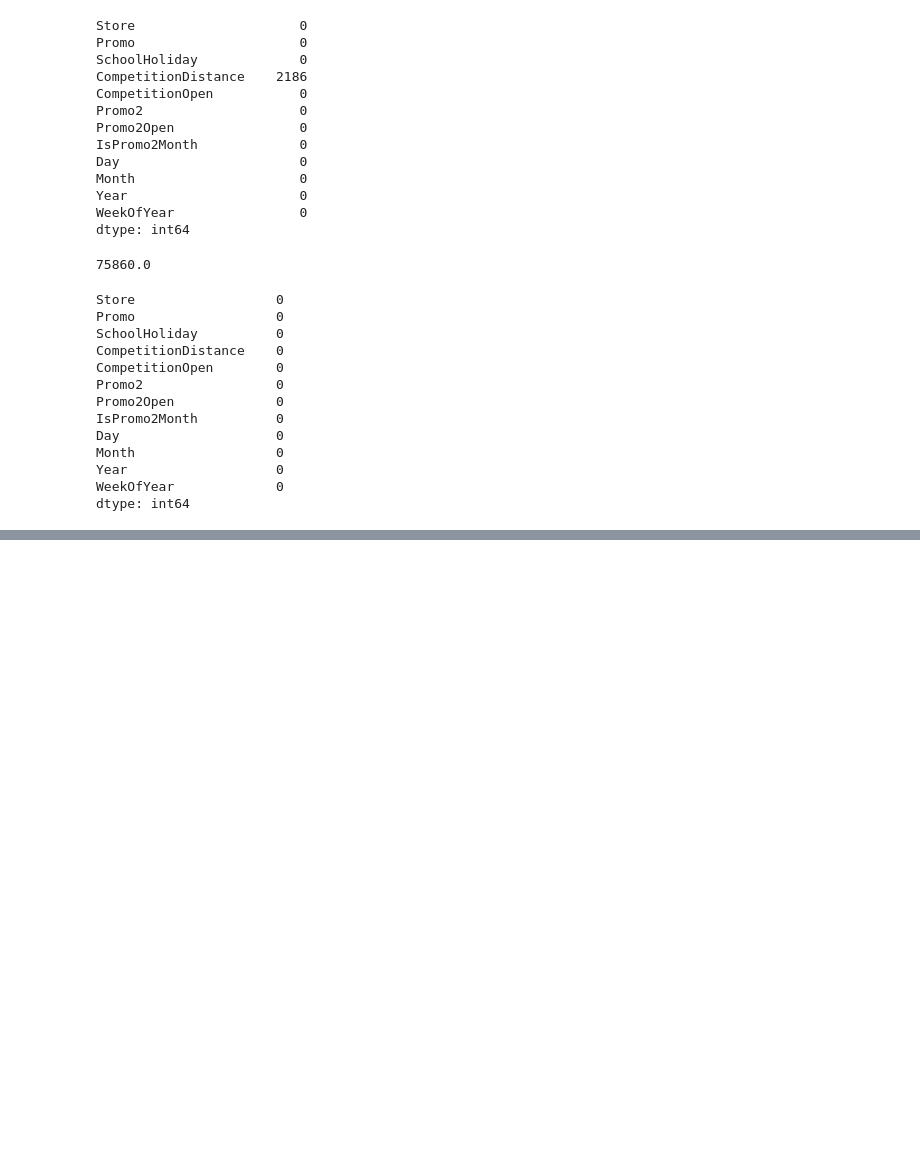
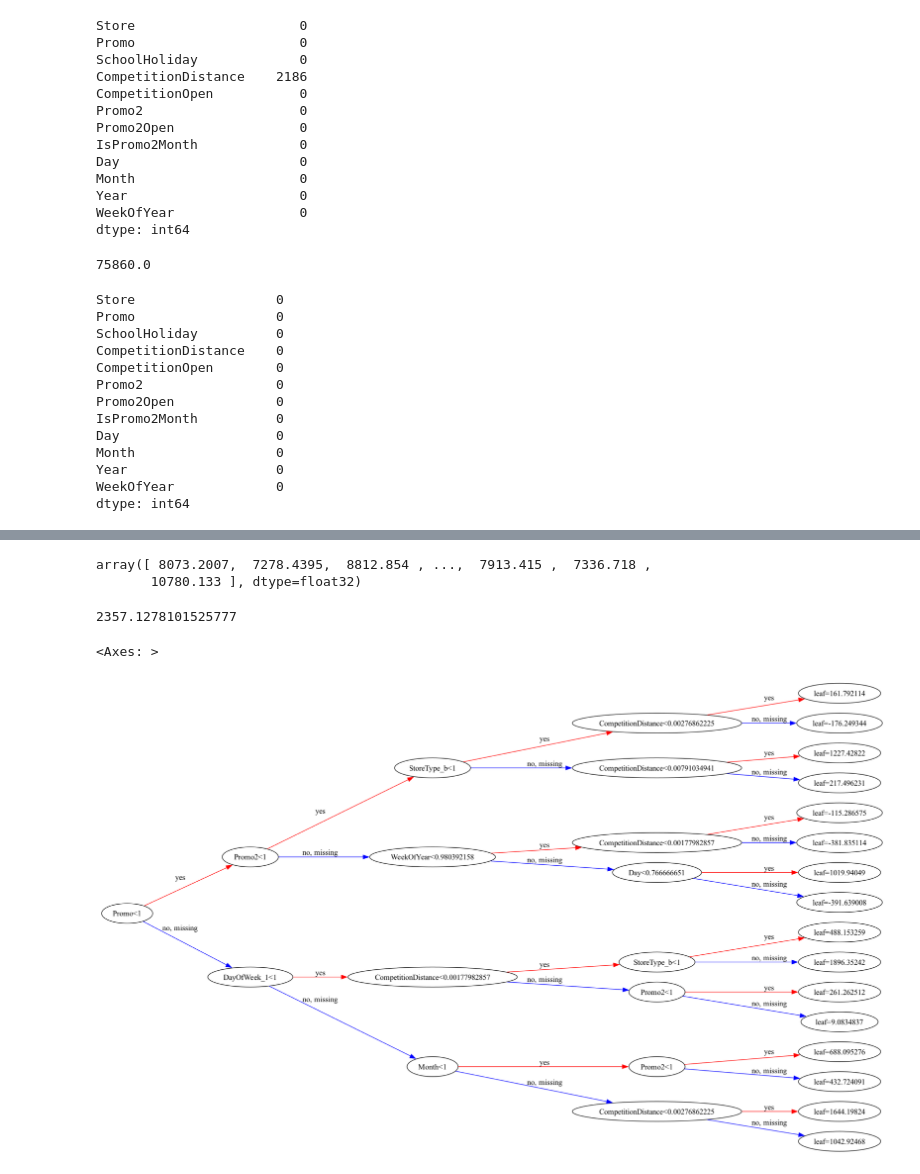
Before and after one commit to gachempa/KRBV0723, a Jupyter notebook: MachineLearning/ML-Rossman_GBM.ipynb, the cells around one changed output, grey strips where cells are left out. Saved outputs shown, nothing was run; the diff lists cells and outputs as text; code cells hidden in the pictures; blank space fills up the shorter version.

```diff
--- a/MachineLearning/ML-Rossman_GBM.ipynb
+++ b/MachineLearning/ML-Rossman_GBM.ipynb
@@ -335,0 +338,5 @@ X_test = test_inputs[numeric_cols + encoded_cols]
+# %%
+XGBRegressor
+model = XGBRegressor(random_state=42, n_jobs=-1, n_estimators=20, max_depth=4)
+# %%time
+model.fit(X, targets)
@@ -335,0 +355,27 @@ X_test = test_inputs[numeric_cols + encoded_cols]
+# %%
+preds = model.predict(X)
+preds
+# %% [output]
+array([ 8073.2007,  7278.4395,  8812.854 , ...,  7913.415 ,  7336.718 ,
+       10780.133 ], dtype=float32)
+# %%
+from sklearn.metrics import mean_squared_error
+
+def rmse(a, b):
+    return mean_squared_error(a, b, squared=False)
+
+rmse(preds, targets)
+# %% [output]
+2357.1278101525777
+# %%
+import matplotlib.pyplot as plt
+from xgboost import plot_tree
+from matplotlib.pylab import rcParams
+%matplotlib inline
+
+rcParams['figure.figsize'] = 30,30
+
+plot_tree(model, rankdir='LR', num_trees=1)
+# %% [output]
+<Axes: >
+[figure, added]
```
Also changed, not shown: parts of 7 cells of this notebook.
